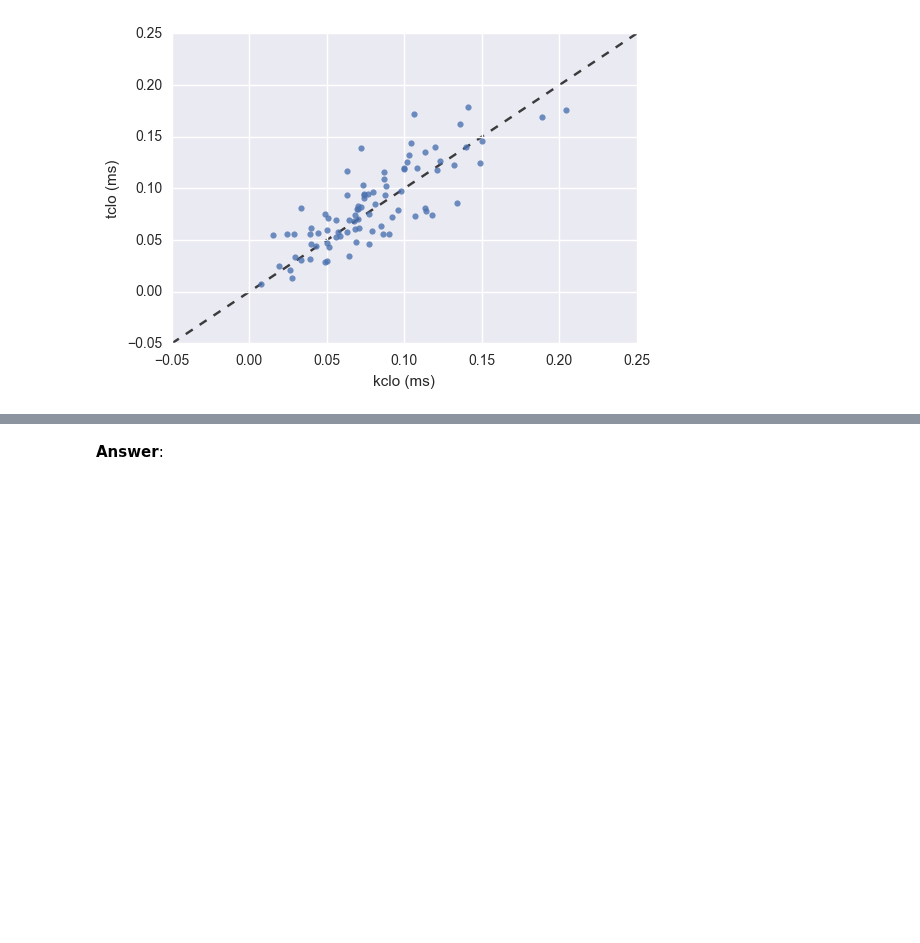
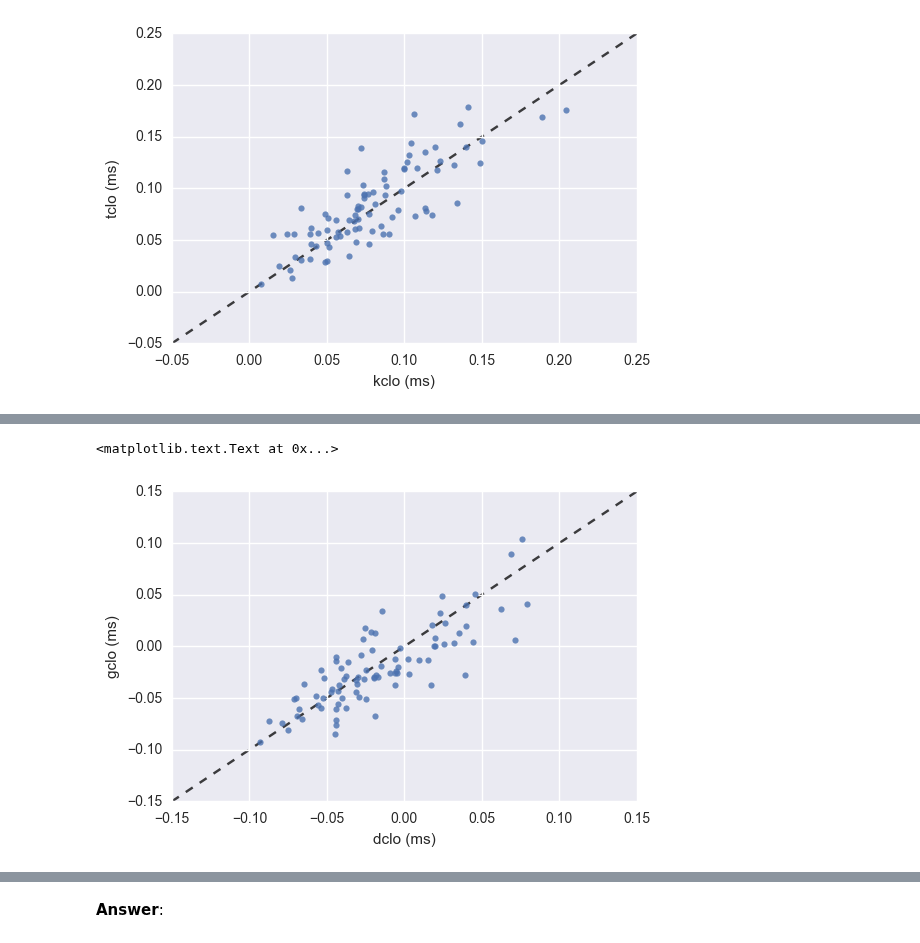
Before and after one commit to ds-modules/LINGUIS-110, a Jupyter notebook: vot_demo/Assignment.ipynb, the cells around one changed output, grey strips where cells are left out. Drawn from its saved outputs; the diff is of its cells as text; code cells hidden in the pictures; blank space fills up the shorter version.

```diff
--- a/vot_demo/Assignment.ipynb
+++ b/vot_demo/Assignment.ipynb
@@ -298,0 +319,8 @@ plt.ylabel('tclo (ms)')
+# %%
+plot_with_equality_line(data['dclo'], data['gclo'])
+
+plt.xlabel('dclo (ms)')
+plt.ylabel('gclo (ms)')
+# %% [output]
+<matplotlib.text.Text at 0x...>
+[figure, added]
```
Also changed, not shown: parts of 68 cells of this notebook.
